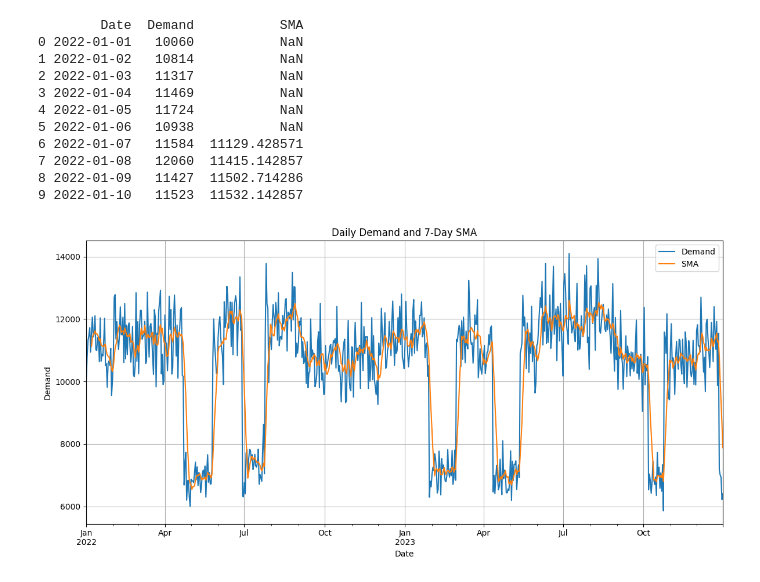
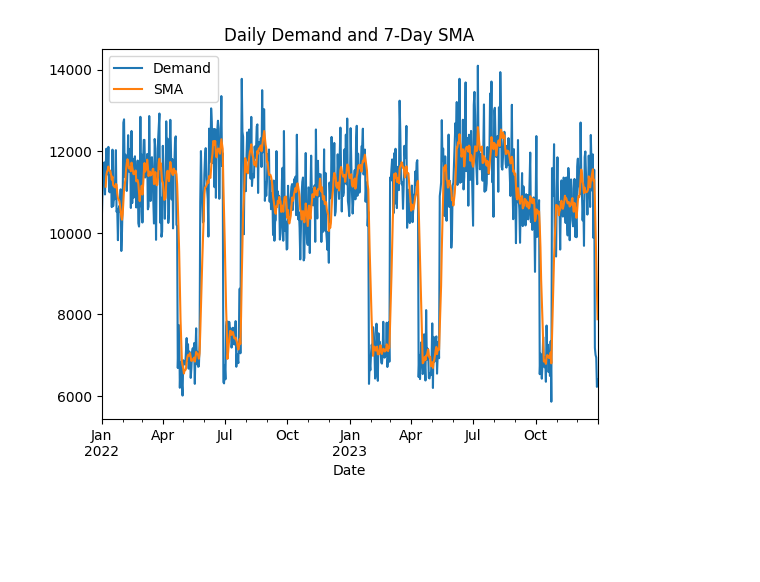
Before and after one commit to StarsWei/Retail-Store-Inventory-and-Demand-Forecasting, a Jupyter notebook: SMA.ipynb, the cells around one changed output. Drawn from its saved outputs; the diff is of its cells as text; code cells hidden in the pictures; blank space fills up the shorter version.

```diff
--- a/SMA.ipynb
+++ b/SMA.ipynb
@@ -53,35 +11,6 @@ train_data
 # %%
 train_data['SMA'] = train_data['Demand'].rolling(7).mean()
-print(train_data.head(10))
-# %% [output]
-        Date  Demand           SMA
-0 2022-01-01   10060           NaN
-1 2022-01-02   10814           NaN
-2 2022-01-03   11317           NaN
-3 2022-01-04   11469           NaN
-4 2022-01-05   11724           NaN
-5 2022-01-06   10938           NaN
-6 2022-01-07   11584  11129.428571
-7 2022-01-08   12060  11415.142857
-8 2022-01-09   11427  11502.714286
-9 2022-01-10   11523  11532.142857
 # %%
-import matplotlib.pyplot as plt
-
-# 使用 Pandas 的 plot 方法绘制 Demand 和 SMA 曲线
-ax = train_data.plot(
-    x='Date',
-    y=['Demand', 'SMA'],  # 你也可以改为 'SMA' 如果你用的是这个列名
-    figsize=(12, 6),
-    title='Daily Demand and 7-Day SMA',
-    grid=True
-)
-
-# 添加坐标轴标签
-ax.set_xlabel("Date")
-ax.set_ylabel("Demand")
-
-plt.tight_layout()
-plt.show()
+ax = train_data.plot(x='Date', y=['Demand', 'SMA'], title='Daily Demand and 7-Day SMA')
 # %% [output]
-[figure, old version]
+[figure, new version]
```
Also changed, not shown: parts of 3 cells of this notebook.
